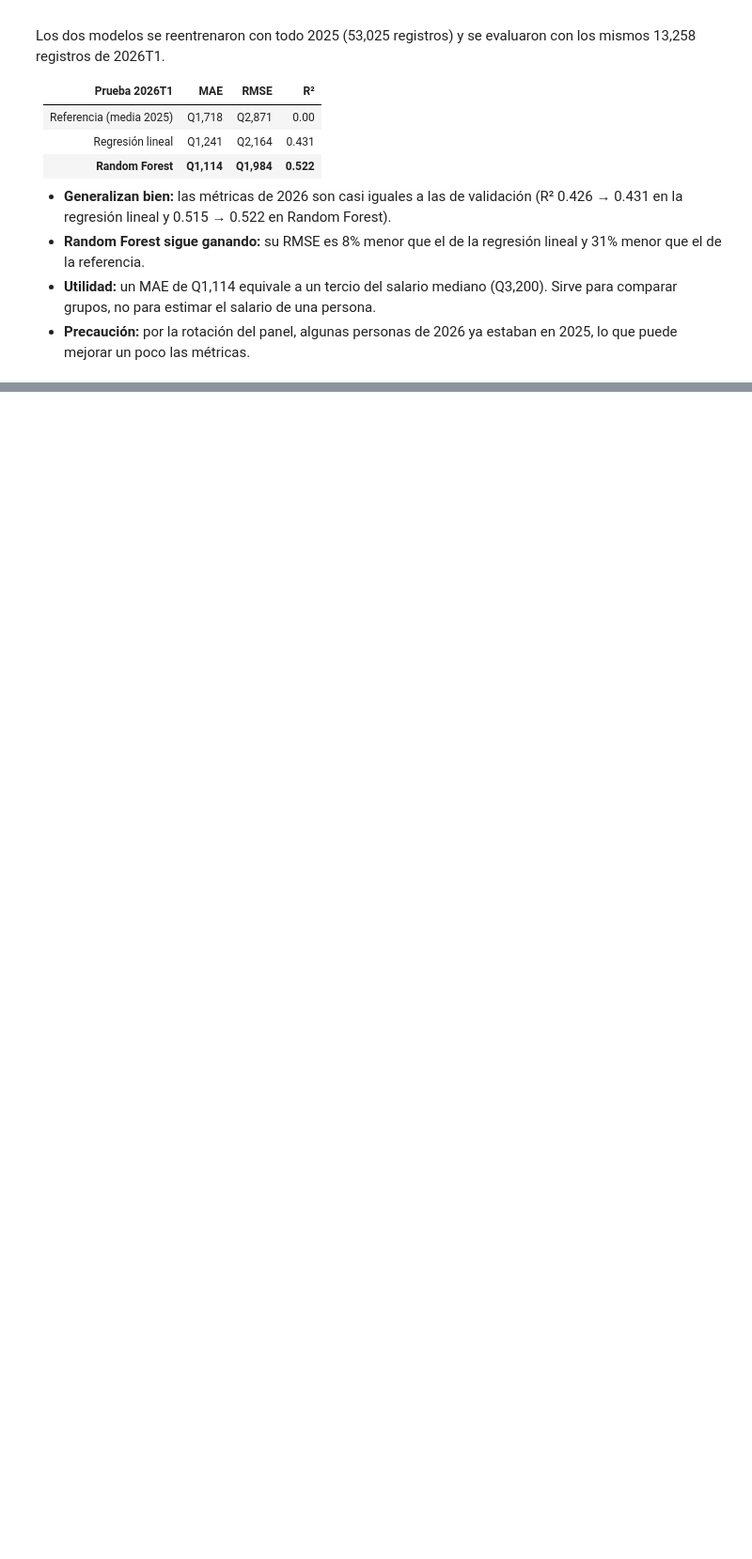
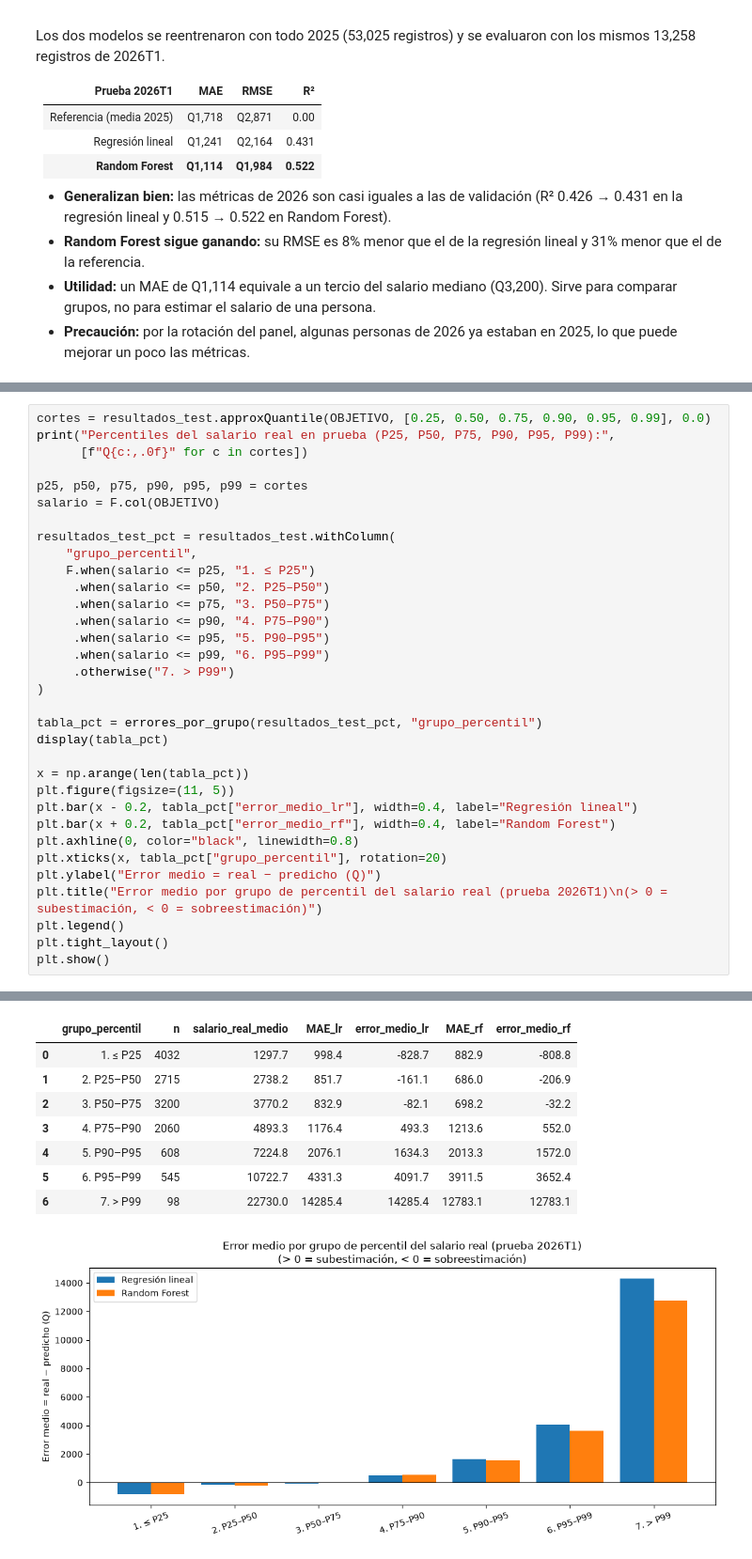
Before and after one commit to tismajo/CC3084-Laboratorio7, a Jupyter notebook: Laboratorio7.ipynb, the cells around one changed output, grey strips where cells are left out. Shown at 94% size. Saved outputs shown, nothing was run; the diff lists cells and outputs as text; blank space fills up the shorter version.

Commit message:
feat: análisis de errores y discusión final

```diff
--- a/Laboratorio7.ipynb
+++ b/Laboratorio7.ipynb
@@ -2552,0 +2673,34 @@ Los dos modelos se reentrenaron con todo 2025 (53,025 registros) y se evaluaron
+# %%
+cortes = resultados_test.approxQuantile(OBJETIVO, [0.25, 0.50, 0.75, 0.90, 0.95, 0.99], 0.0)
+print("Percentiles del salario real en prueba (P25, P50, P75, P90, P95, P99):",
+      [f"Q{c:,.0f}" for c in cortes])
+
+p25, p50, p75, p90, p95, p99 = cortes
+salario = F.col(OBJETIVO)
+
+resultados_test_pct = resultados_test.withColumn(
+    "grupo_percentil",
+    F.when(salario <= p25, "1. ≤ P25")
+     .when(salario <= p50, "2. P25–P50")
+     .when(salario <= p75, "3. P50–P75")
+     .when(salario <= p90, "4. P75–P90")
+     .when(salario <= p95, "5. P90–P95")
+     .when(salario <= p99, "6. P95–P99")
+     .otherwise("7. > P99")
+)
+
+tabla_pct = errores_por_grupo(resultados_test_pct, "grupo_percentil")
+display(tabla_pct)
+
+x = np.arange(len(tabla_pct))
+plt.figure(figsize=(11, 5))
+plt.bar(x - 0.2, tabla_pct["error_medio_lr"], width=0.4, label="Regresión lineal")
+plt.bar(x + 0.2, tabla_pct["error_medio_rf"], width=0.4, label="Random Forest")
+plt.axhline(0, color="black", linewidth=0.8)
+plt.xticks(x, tabla_pct["grupo_percentil"], rotation=20)
+plt.ylabel("Error medio = real − predicho (Q)")
+plt.title("Error medio por grupo de percentil del salario real (prueba 2026T1)\n(> 0 = subestimación, < 0 = sobreestimación)")
+plt.legend()
+plt.tight_layout()
+plt.show()
+# %% [output]
@@ -2552,0 +2708,9 @@ Los dos modelos se reentrenaron con todo 2025 (53,025 registros) y se evaluaron
+|  | grupo_percentil | n | salario_real_medio | MAE_lr | error_medio_lr | MAE_rf | error_medio_rf |
+| 0 | 1. ≤ P25 | 4032 | 1297.7 | 998.4 | -828.7 | 882.9 | -808.8 |
+| 1 | 2. P25–P50 | 2715 | 2738.2 | 851.7 | -161.1 | 686.0 | -206.9 |
+| 2 | 3. P50–P75 | 3200 | 3770.2 | 832.9 | -82.1 | 698.2 | -32.2 |
+| 3 | 4. P75–P90 | 2060 | 4893.3 | 1176.4 | 493.3 | 1213.6 | 552.0 |
+| 4 | 5. P90–P95 | 608 | 7224.8 | 2076.1 | 1634.3 | 2013.3 | 1572.0 |
+| 5 | 6. P95–P99 | 545 | 10722.7 | 4331.3 | 4091.7 | 3911.5 | 3652.4 |
+| 6 | 7. > P99 | 98 | 22730.0 | 14285.4 | 14285.4 | 12783.1 | 12783.1 |
+[figure, added]
```
Also changed, not shown: parts of 9 cells of this notebook, 1 other file.
